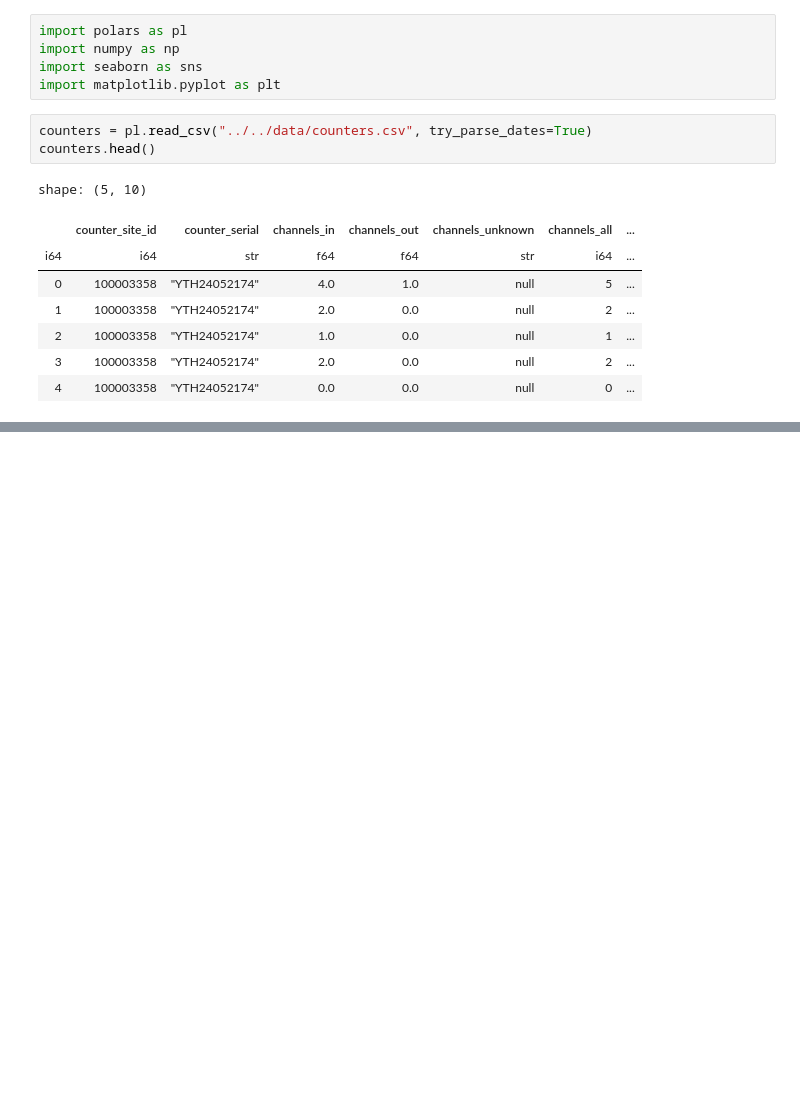
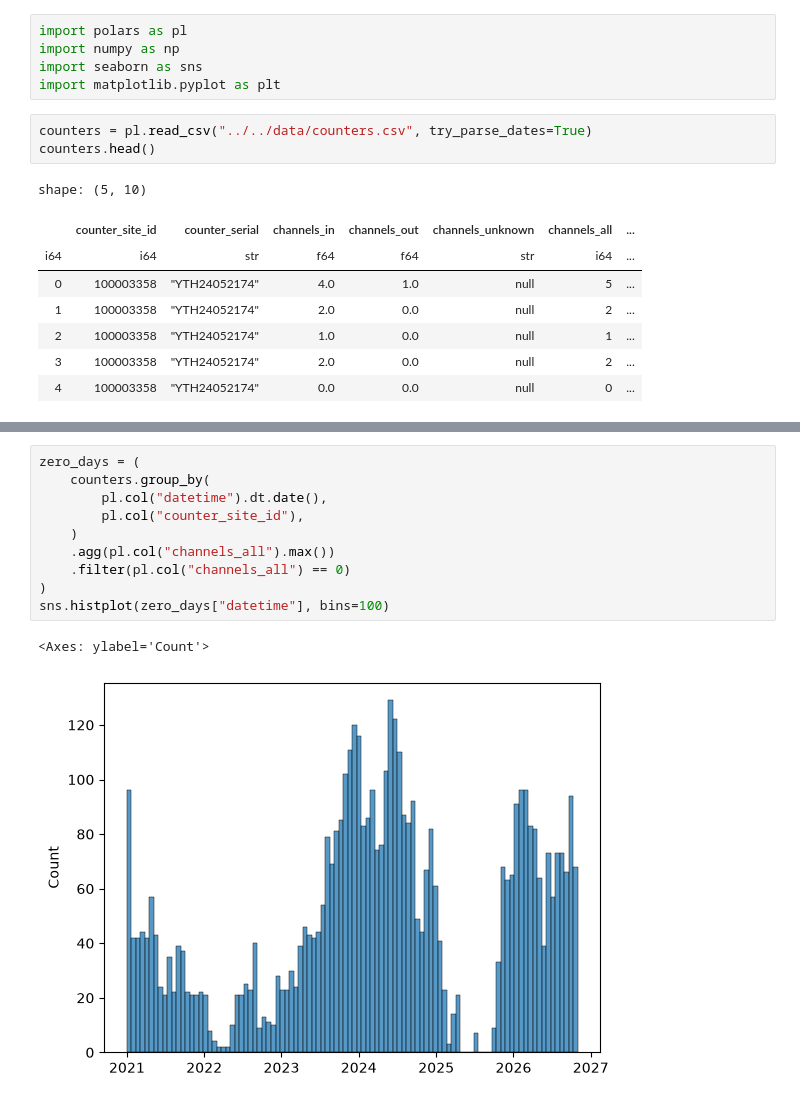
Before and after one commit to danrocag/fahrrad-analyse, a Jupyter notebook: src/fahrrad_analyse/clean.ipynb, the cells around one changed output, grey strips where cells are left out. Saved outputs shown, nothing was run; the diff lists cells and outputs as text; blank space fills up the shorter version.

```diff
--- a/src/fahrrad_analyse/clean.ipynb
+++ b/src/fahrrad_analyse/clean.ipynb
@@ -90,0 +191,13 @@ sns.lineplot(residual)
+# %%
+zero_days = (
+    counters.group_by(
+        pl.col("datetime").dt.date(),
+        pl.col("counter_site_id"),
+    )
+    .agg(pl.col("channels_all").max())
+    .filter(pl.col("channels_all") == 0)
+)
+sns.histplot(zero_days["datetime"], bins=100)
+# %% [output]
+<Axes: ylabel='Count'>
+[figure, added]
```
Also changed, not shown: parts of 13 cells of this notebook, 1 other file.
